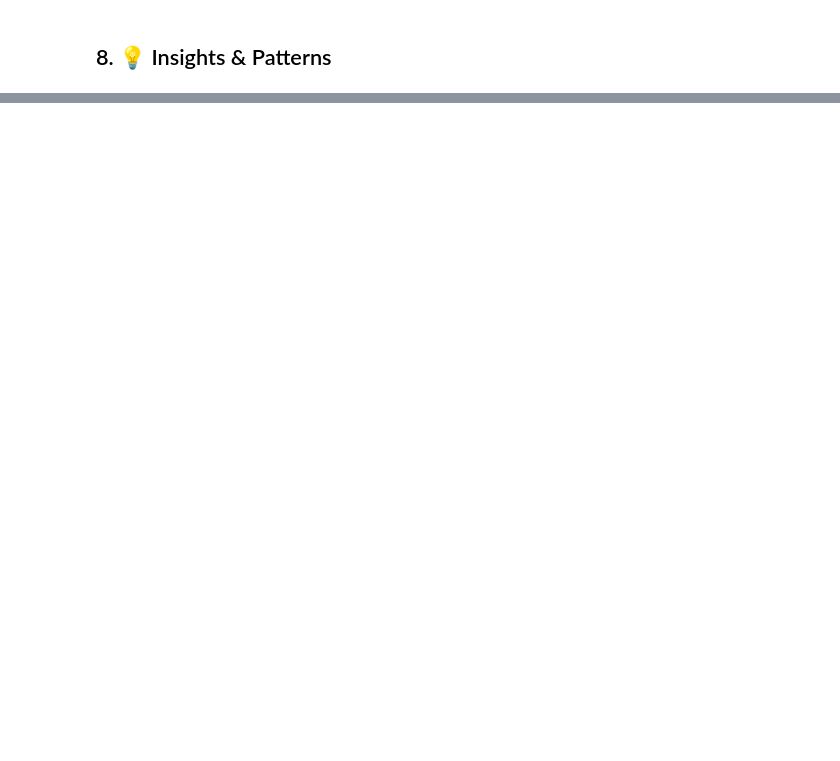
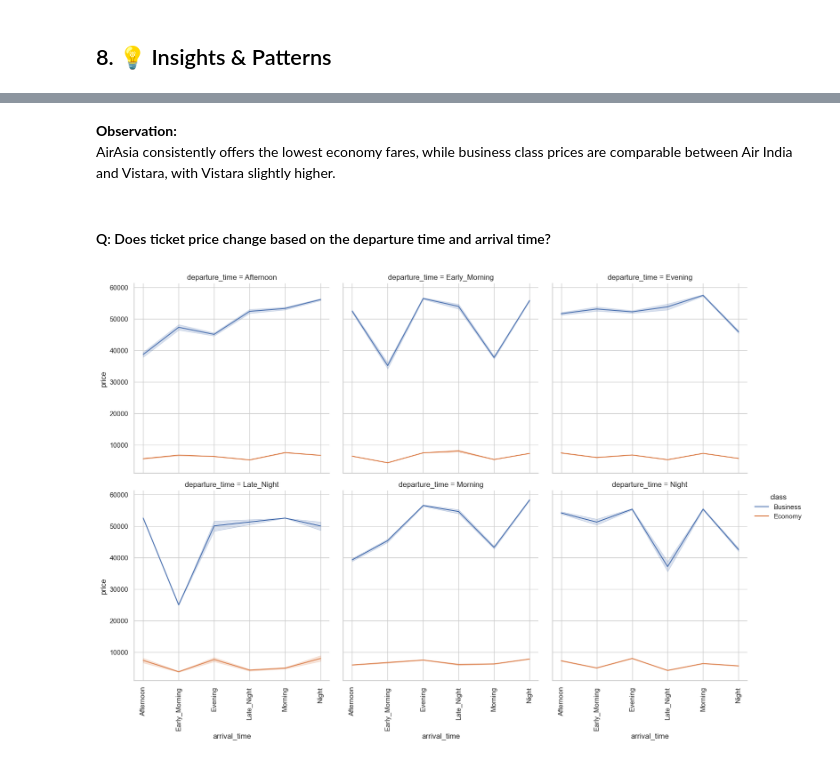
Before and after one commit to Amit-Nikumbh/eda-case-studies, a Jupyter notebook: airlines-flights-eda/airlines_eda.ipynb, the cells around one changed output, grey strips where cells are left out. Drawn from its saved outputs; the diff is of its cells as text; code cells hidden in the pictures; blank space fills up the shorter version.

```diff
--- a/airlines-flights-eda/airlines_eda.ipynb
+++ b/airlines-flights-eda/airlines_eda.ipynb
@@ -66,0 +306,17 @@ plt.show()
+# %%
+# Create a new feature: price per hour of flight
+'''Price per hour gives a normalized fare for flight efficiency comparison across routes/classes.  '''
+df['price_per_hour'] = df['price'] / df['duration']
+
+# Feature: is_business_class
+''' Binary flag for business class aids segmenting premium travelers.'''
+df['is_business'] = df['class'].apply(lambda x: 1 if x == 'Business' else 0)
+
+# Create booking type column as before
+''' Booking type categorizes travel urgency, aiding in demand analysis. '''
+df['booking_type'] = np.where(df['days_left'] > 30, 'Well-planned',
+                     np.where(df['days_left'] <= 2, 'Unplanned', 'Planned'))
+
+
+display(df.dtypes)  ##Check data types of each column after feature engineering
+df.head()  ##Display first 5 rows of dataframe with new features
@@ -83,0 +408,11 @@ plt.show()
+# %% [markdown]
+**Observation:**
+AirAsia consistently offers the lowest economy fares, while business class prices are comparable between Air India and Vistara, with Vistara slightly higher.
+# %% [markdown]
+#### Q: Does ticket price change based on the departure time and arrival time?
+# %%
+ax = sns.relplot(data=df, x='arrival_time', y='price', col='departure_time', col_wrap=3, hue='class', kind='line')
+ax.set_xticklabels(rotation=90,labels=df['arrival_time'].cat.categories)
+plt.show()
+# %% [output]
+[figure, added]
```
Also changed, not shown: parts of 49 cells of this notebook, 11 other files.
